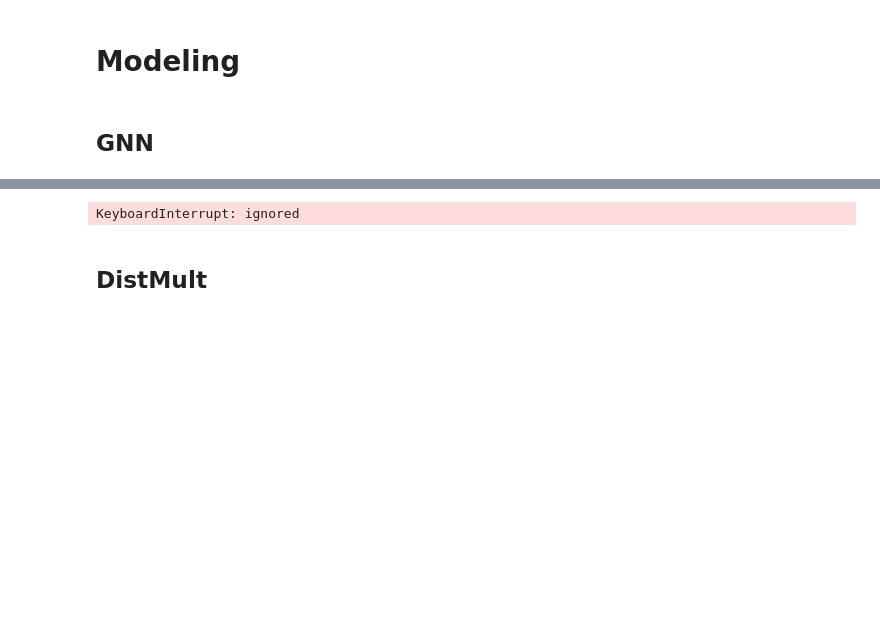
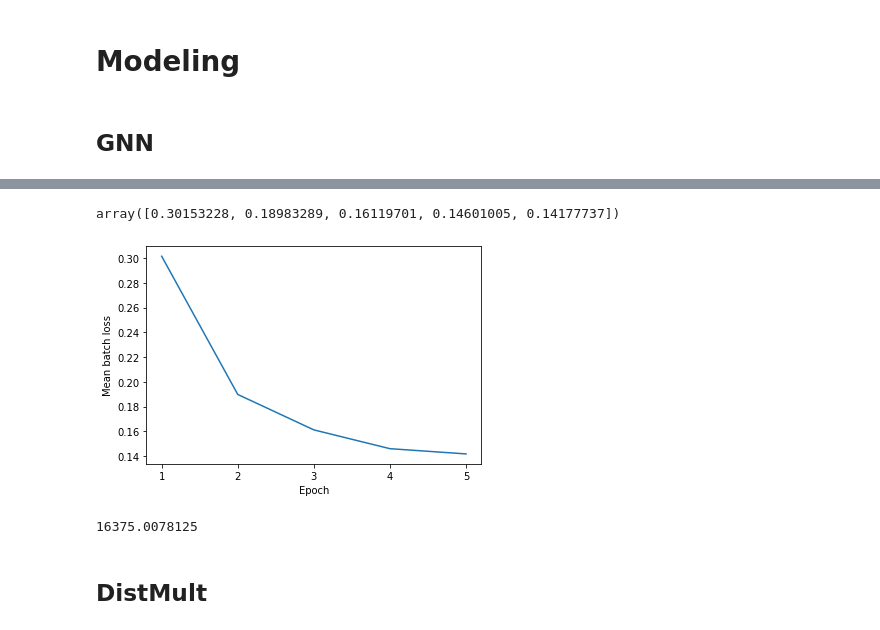
Before and after one commit to masoudmousavi/Link-Prediction-Framework, a Jupyter notebook: Graph_Modeling.ipynb, the cells around one changed output, grey strips where cells are left out. Cells and saved outputs as stored; diff of their text form; code cells hidden in the pictures; blank space fills up the shorter version.

```diff
--- a/Graph_Modeling.ipynb
+++ b/Graph_Modeling.ipynb
@@ -505,10 +532,17 @@ class GraphMiner():
 # %%
 device = 'cuda' if torch.cuda.is_available() else 'cpu'
 gm = GraphMiner(dataset, device, 50, 50)
-gnn = GNN(gm.num_entities, gm.num_relations, 32, (32, 16, 16), 0.4, num_bases=7).to(device)
+gm.head_cache = torch.load('head.pt').to(device)
+gm.tail_cache = torch.load('tail.pt').to(device)
+# gnn = GNN(gm.num_entities, gm.num_relations, 32, (32, 16, 16), 0.4, num_bases=7).to(device)
+gnn = torch.load('gnn.pth').to(device)
+
 print(gnn)
 optimizer = Adam(gnn.parameters())
 margin = 1
 criterion = HingeLoss(margin=margin)
-batch_size = 128
+batch_size = 256
 num_epochs = 10
+where_i = 0
+where_epoch = 0
+what_loss = 0
@@ -533,15 +558,24 @@ GNN(
 # %%
-for epoch in range(num_epochs):
-  gm.training = gm.training[torch.randperm(gm.training.shape[0])]
-  epoch_loss = 0
-  for i in tqdm(range(0, gm.training.shape[0], batch_size)):
+# gm.training = gm.training[torch.randperm(gm.training.shape[0])]
+for epoch in range(where_epoch, num_epochs):
+  epoch_loss = what_loss
+
+  for i in tqdm(range(where_i, gm.training.shape[0], batch_size)):
+    if i + batch_size > gm.training.shape[0]:
+      continue
     train_data = gm.pyg_data(i, batch_size, gm.cache_negative_sample)
     batch_loss = gm.train(gnn, train_data, optimizer, criterion, True)
     epoch_loss += batch_loss
+    if (i // batch_size) % 500 == 0:
+      with open('where.txt', 'w') as fp:
+        fp.write(f'{i}, {epoch}, {epoch_loss}')
+      torch.save(gnn, 'gnn.pth')
+      torch.save(gm.head_cache, 'head.pt')
+      torch.save(gm.tail_cache, 'tail.pt')
 
+  where_i = 0
+  what_loss = 0
   print(f'Epoch {epoch}')
   print(epoch_loss)
-  if epoch % 10 == 1:
-    print(f'Validation MRR: {gm.MRR(gnn, "validation", 16, True, gnn=True)}')
+  # if epoch % 10 == 1:
+  #   print(f'Validation MRR: {gm.MRR(gnn, "validation", 16, True, gnn=True)}')
-# %% [output]
-KeyboardInterrupt: ignored
@@ -548,3 +606,27 @@ KeyboardInterrupt: ignored
+# %%
+loss = [
+    4937.591060988605,
+    3108.513555571437,
+    2639.6009912267327,
+    2390.9145727604628,
+    2321.6044249273837
+]
+loss = np.array(loss) / (train_set.shape[0] // batch_size)
+loss
+# %% [output]
+array([0.30153228, 0.18983289, 0.16119701, 0.14601005, 0.14177737])
+# %%
+plt.plot(np.arange(1, 6), loss)
+plt.xticks(np.arange(1, 6))
+plt.xlabel('Epoch')
+plt.ylabel('Mean batch loss')
+plt.show()
+# %% [output]
+[figure, added]
+# %%
+train_set.shape[0] / batch_size
+# %% [output]
+16375.0078125
 # %% [markdown]
 ## DistMult
 # %%
```
Also changed, not shown: parts of 17 cells of this notebook.
